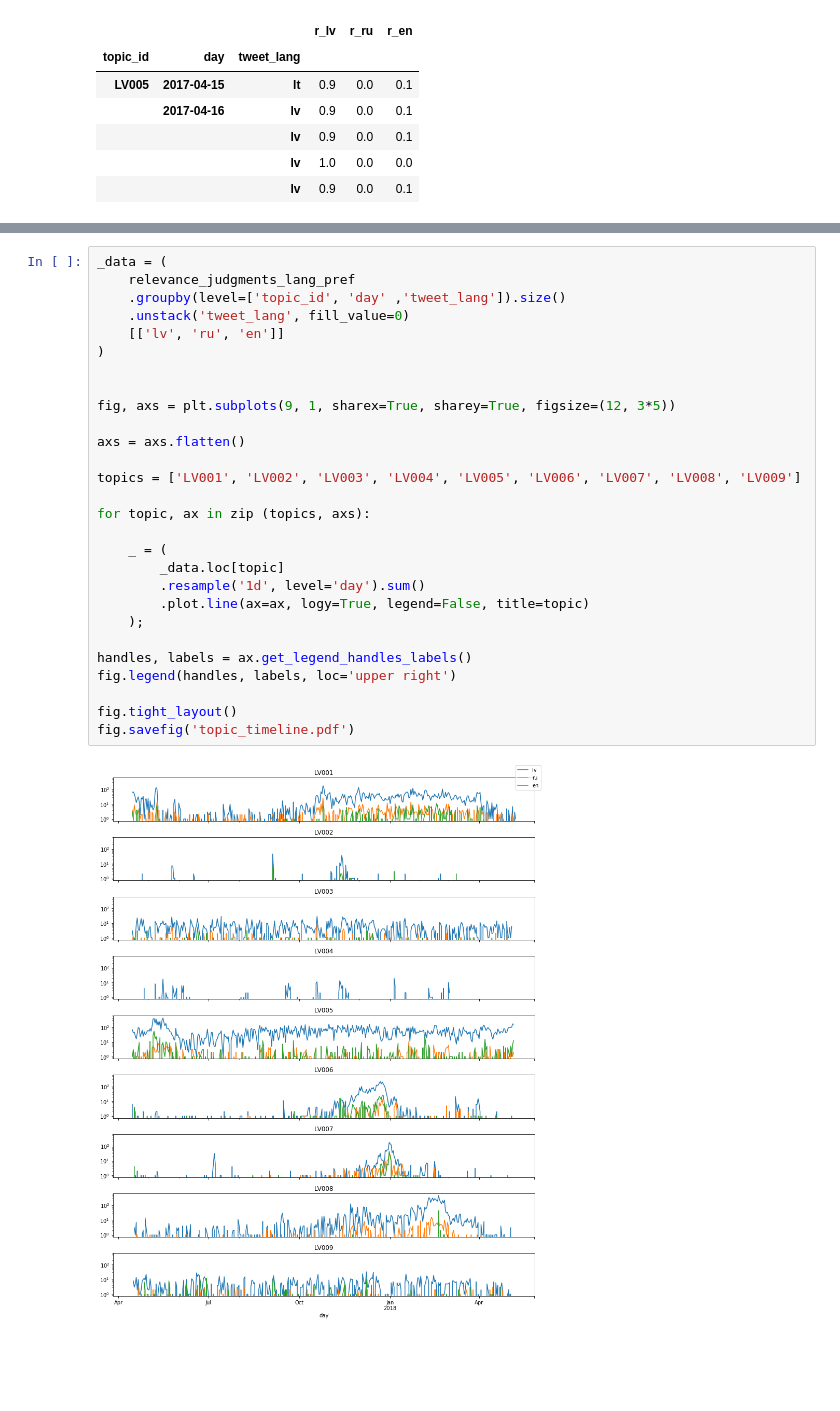
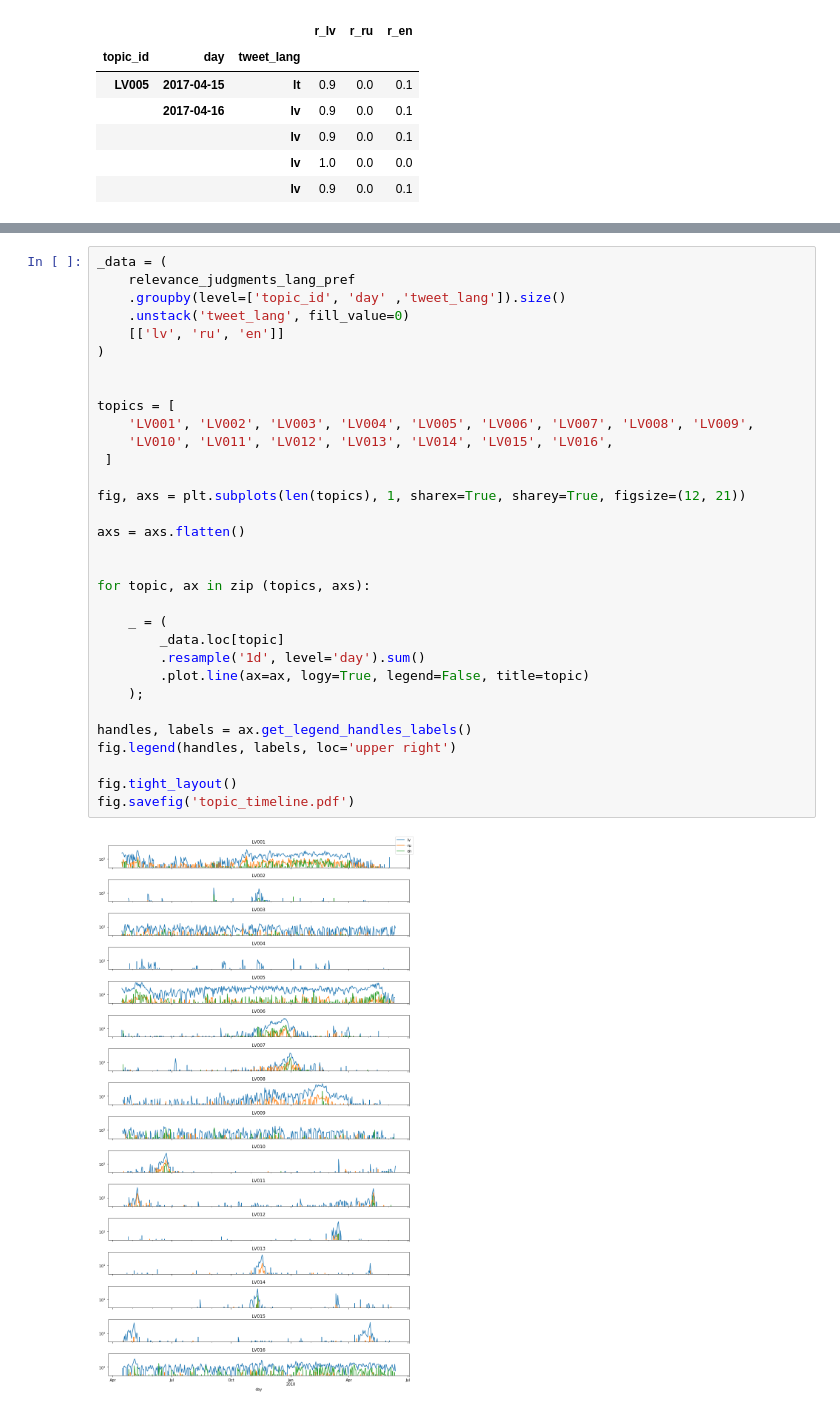
Before and after one commit to dimazest/2018-lv2, a Jupyter notebook: supplement/notebook.ipynb, the cells around one changed output, grey strips where cells are left out. Drawn from its saved outputs; the diff is of its cells as text; blank space fills up the shorter version.

```diff
--- a/supplement/notebook.ipynb
+++ b/supplement/notebook.ipynb
@@ -342,30 +356,34 @@ __
 # %%
 _data = (
     relevance_judgments_lang_pref
     .groupby(level=['topic_id', 'day' ,'tweet_lang']).size()
     .unstack('tweet_lang', fill_value=0)
     [['lv', 'ru', 'en']]
 )
 
 
-fig, axs = plt.subplots(9, 1, sharex=True, sharey=True, figsize=(12, 3*5))
+topics = [
+    'LV001', 'LV002', 'LV003', 'LV004', 'LV005', 'LV006', 'LV007', 'LV008', 'LV009',
+    'LV010', 'LV011', 'LV012', 'LV013', 'LV014', 'LV015', 'LV016',
+ ]
+
+fig, axs = plt.subplots(len(topics), 1, sharex=True, sharey=True, figsize=(12, 21))
 
 axs = axs.flatten()
 
-topics = ['LV001', 'LV002', 'LV003', 'LV004', 'LV005', 'LV006', 'LV007', 'LV008', 'LV009']
 
 for topic, ax in zip (topics, axs):
 
     _ = (
         _data.loc[topic]
         .resample('1d', level='day').sum()
         .plot.line(ax=ax, logy=True, legend=False, title=topic)
     );
 
 handles, labels = ax.get_legend_handles_labels()
 fig.legend(handles, labels, loc='upper right')
 
 fig.tight_layout()
 fig.savefig('topic_timeline.pdf')
 # %% [output]
-[figure, old version]
+[figure, new version]
```
Also changed, not shown: parts of 17 cells of this notebook, 20 other files.
